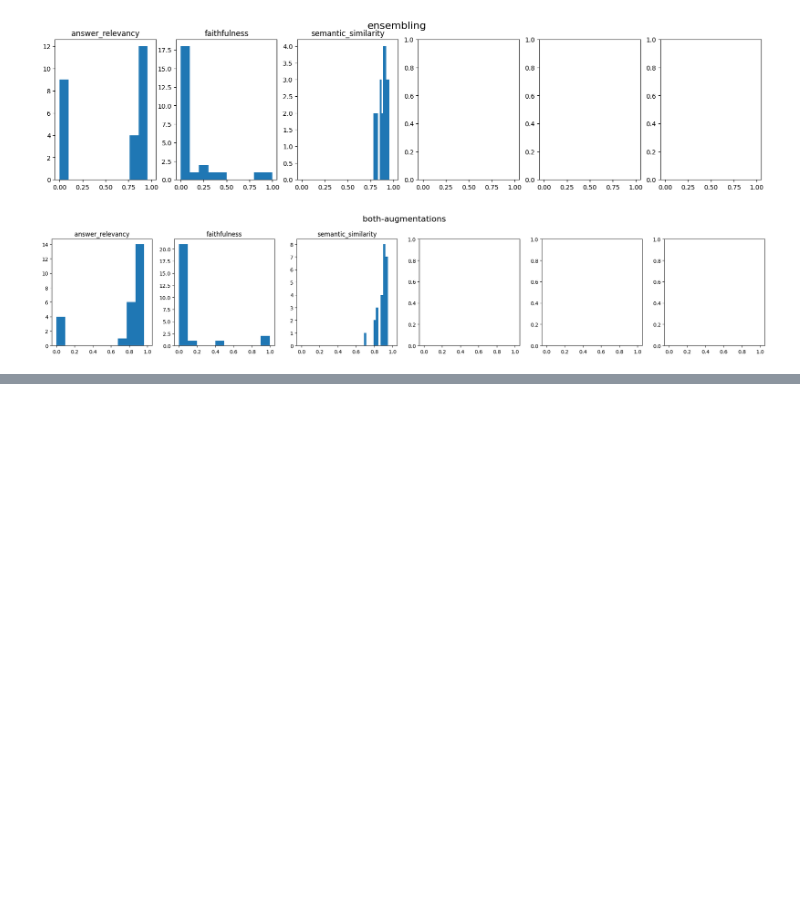
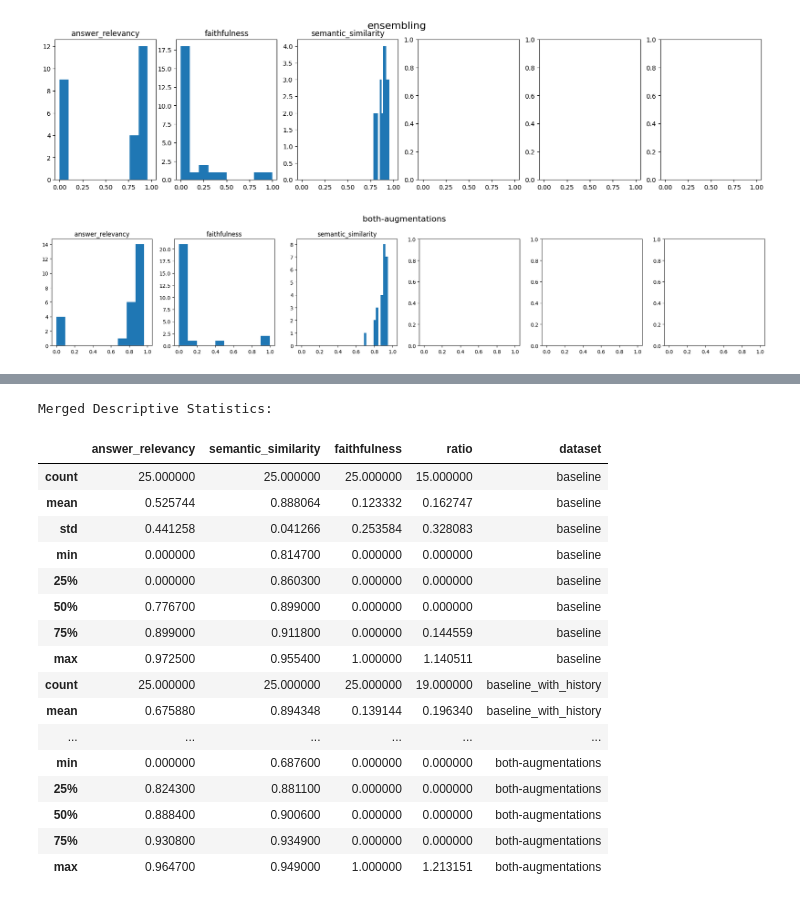
Before and after one commit to ItamarAron/hands-on-llms, a Jupyter notebook: modules/financial_bot/notebooks/eval_graphs.ipynb, the cells around one changed output, grey strips where cells are left out. Cells and saved outputs as stored; diff of their text form; code cells hidden in the pictures; blank space fills up the shorter version.

```diff
--- a/modules/financial_bot/notebooks/eval_graphs.ipynb
+++ b/modules/financial_bot/notebooks/eval_graphs.ipynb
@@ -82,0 +194,64 @@ plt.tight_layout()
+# %%
+######################
+# Summarize statistics
+######################
+
+# Initialize an empty DataFrame to store all descriptive statistics
+all_stats = pd.DataFrame()
+
+# Loop through each file and generate descriptive statistics
+for name, file_path in eval_files:
+    # Open the file and read its contents
+    with open(file_path, 'r') as file:
+        content = file.read()
+
+    # Use regex to find the line containing the "Score" dictionary
+    pattern = r"Score=\{.*?\}"
+    score_list = re.findall(pattern, content)
+
+    # Extract dictionaries from strings
+    score_dicts = [ast.literal_eval(item.split('=')[1]) for item in score_list]
+
+    # Create DataFrame
+    df = pd.DataFrame(score_dicts)
+
+    # Rename columns if needed
+    df.columns = ['answer_relevancy', 'semantic_similarity', 'faithfulness']
+
+    # Add a new column for the ratio
+    df['ratio'] = df.apply(lambda row: row['faithfulness'] / row['answer_relevancy'] if row['answer_relevancy'] != 0 else None, axis=1)
+
+    # Generate descriptive statistics
+    stats = df.describe()
+
+    # Add a column to identify the dataset
+    stats['dataset'] = name
+
+    # Append the statistics to the all_stats DataFrame
+    all_stats = pd.concat([all_stats, stats])
+
+# Save the merged descriptive statistics to a CSV file
+all_stats.to_csv('merged_descriptive_statistics.csv')
+
+# Print the merged descriptive statistics (optional)
+print('Merged Descriptive Statistics:')
+all_stats
+# %% [output]
+Merged Descriptive Statistics:
+|  | answer_relevancy | semantic_similarity | faithfulness | ratio | dataset |
+| count | 25.000000 | 25.000000 | 25.000000 | 15.000000 | baseline |
+| mean | 0.525744 | 0.888064 | 0.123332 | 0.162747 | baseline |
+| std | 0.441258 | 0.041266 | 0.253584 | 0.328083 | baseline |
+| min | 0.000000 | 0.814700 | 0.000000 | 0.000000 | baseline |
+| 25% | 0.000000 | 0.860300 | 0.000000 | 0.000000 | baseline |
+| 50% | 0.776700 | 0.899000 | 0.000000 | 0.000000 | baseline |
+| 75% | 0.899000 | 0.911800 | 0.000000 | 0.144559 | baseline |
+| max | 0.972500 | 0.955400 | 1.000000 | 1.140511 | baseline |
+| count | 25.000000 | 25.000000 | 25.000000 | 19.000000 | baseline_with_history |
+| mean | 0.675880 | 0.894348 | 0.139144 | 0.196340 | baseline_with_history |
+| ... | ... | ... | ... | ... | ... |
+| min | 0.000000 | 0.687600 | 0.000000 | 0.000000 | both-augmentations |
+| 25% | 0.824300 | 0.881100 | 0.000000 | 0.000000 | both-augmentations |
+| 50% | 0.888400 | 0.900600 | 0.000000 | 0.000000 | both-augmentations |
+| 75% | 0.930800 | 0.934900 | 0.000000 | 0.000000 | both-augmentations |
+| max | 0.964700 | 0.949000 | 1.000000 | 1.213151 | both-augmentations |
```
Also changed, not shown: parts of 5 cells of this notebook, 8 other files.
